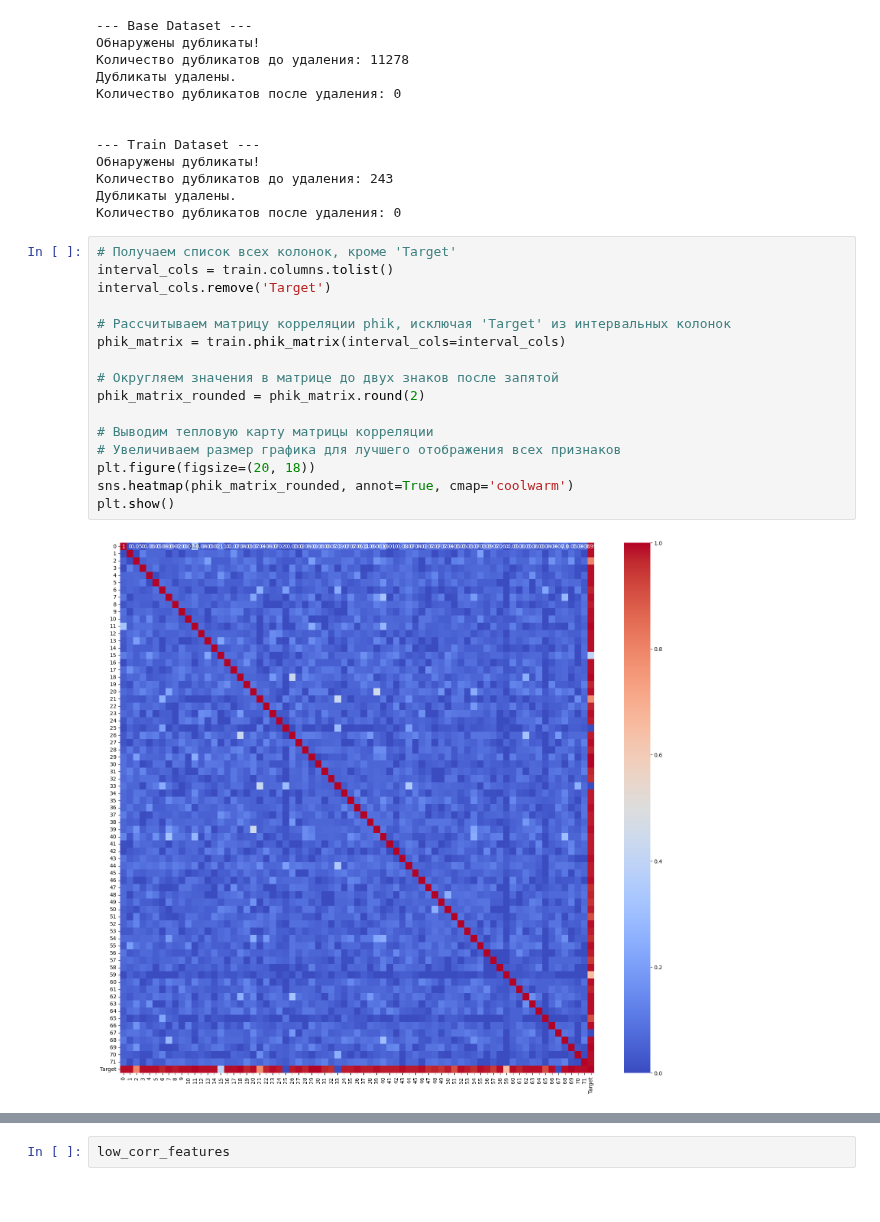
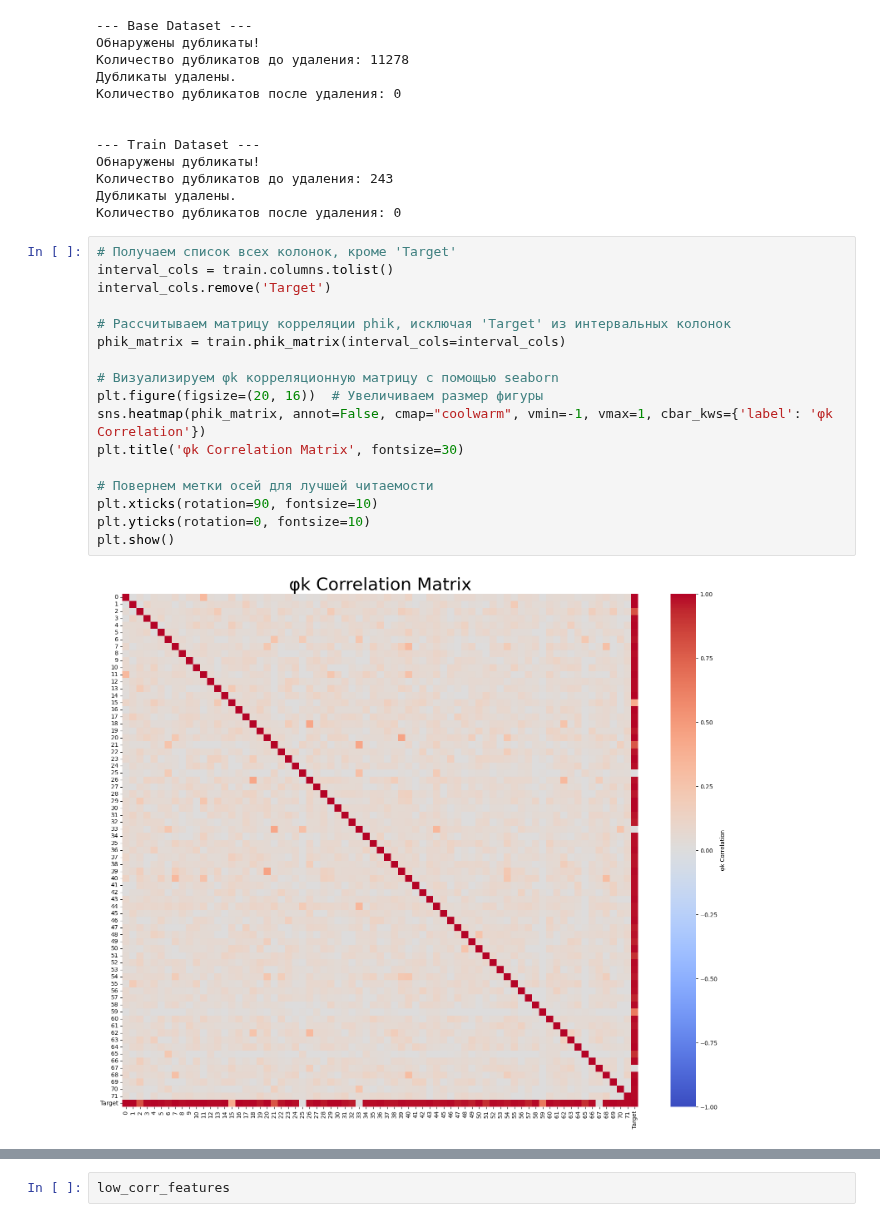
Before and after one commit to IvanovMaxim1992/project, a Jupyter notebook: Мэтчинг товаров Мастерская 2.ipynb, the cells around one changed output, grey strips where cells are left out. Cells and saved outputs as stored; diff of their text form.

```diff
--- a/Мэтчинг товаров Мастерская 2.ipynb
+++ b/Мэтчинг товаров Мастерская 2.ipynb
@@ -183,18 +241,19 @@ for df, name in zip([base, train], ['Base', 'Train']):
 # %%
 # Получаем список всех колонок, кроме 'Target'
 interval_cols = train.columns.tolist()
 interval_cols.remove('Target')
 
 # Рассчитываем матрицу корреляции phik, исключая 'Target' из интервальных колонок
 phik_matrix = train.phik_matrix(interval_cols=interval_cols)
 
-# Округляем значения в матрице до двух знаков после запятой
-phik_matrix_rounded = phik_matrix.round(2)
+# Визуализируем φk корреляционную матрицу с помощью seaborn
+plt.figure(figsize=(20, 16))  # Увеличиваем размер фигуры
+sns.heatmap(phik_matrix, annot=False, cmap="coolwarm", vmin=-1, vmax=1, cbar_kws={'label': 'φk Correlation'})
+plt.title('φk Correlation Matrix', fontsize=30)
 
-# Выводим тепловую карту матрицы корреляции
-# Увеличиваем размер графика для лучшего отображения всех признаков
-plt.figure(figsize=(20, 18))
-sns.heatmap(phik_matrix_rounded, annot=True, cmap='coolwarm')
+# Повернем метки осей для лучшей читаемости
+plt.xticks(rotation=90, fontsize=10)
+plt.yticks(rotation=0, fontsize=10)
 plt.show()
 # %% [output]
-[figure, old version]
+[figure, new version]
```
Also changed, not shown: parts of 24 cells of this notebook.
